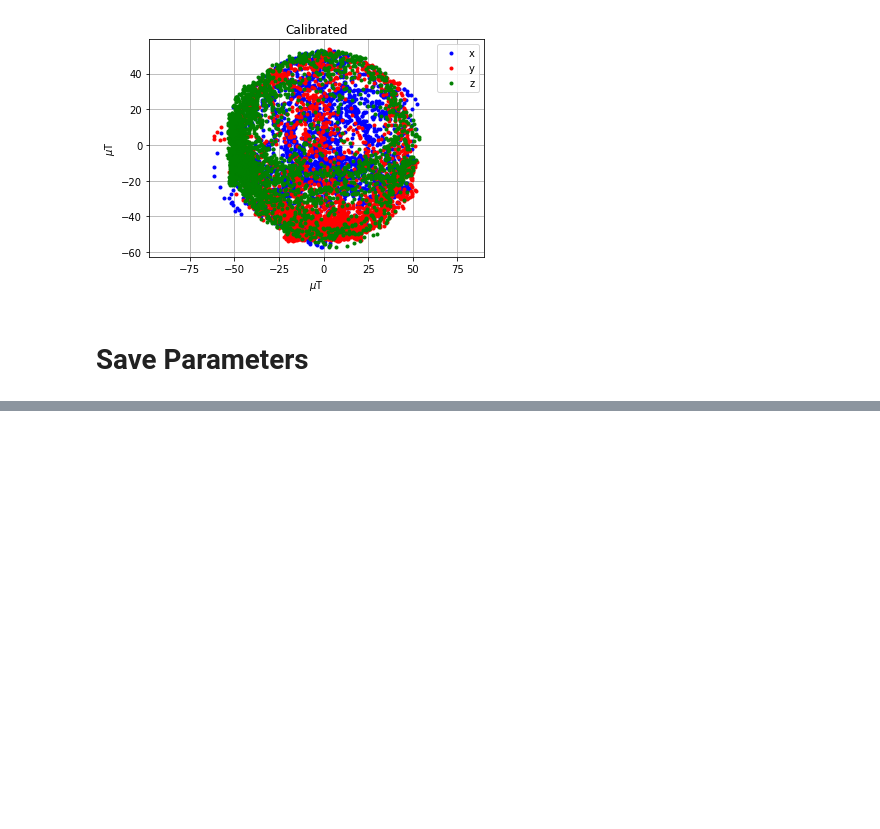
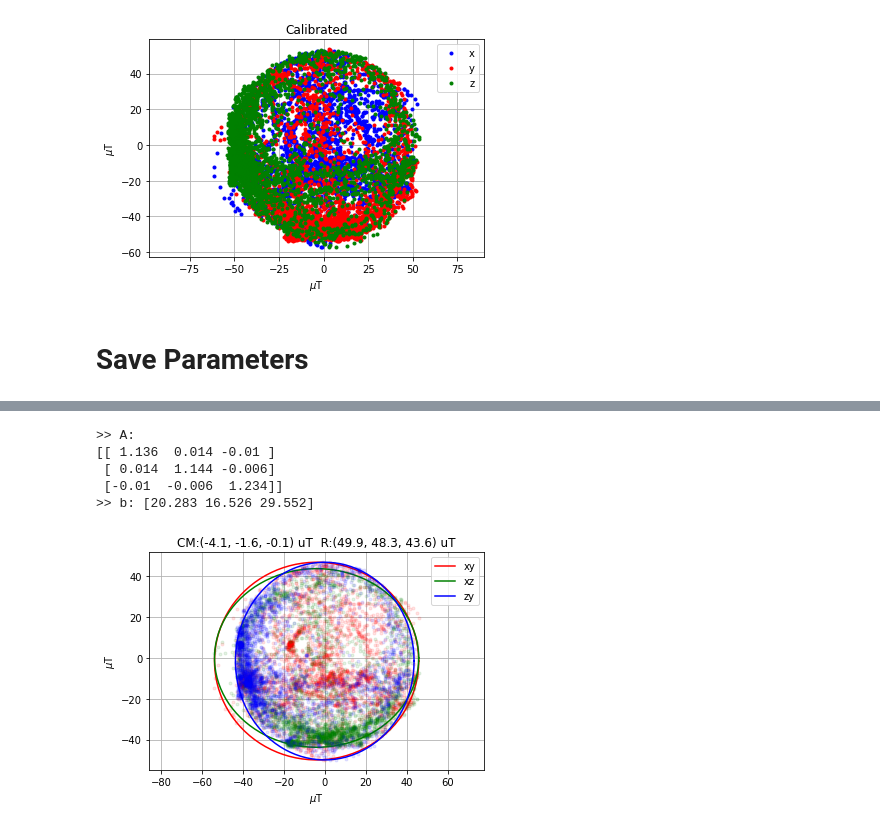
Before and after one commit to walchko/github-blog, a Jupyter notebook: source/blog/inertial-navigation/calibration-magnetometer/calibrate-magnetometer.ipynb, the cells around one changed output, grey strips where cells are left out. Saved outputs shown, nothing was run; the diff lists cells and outputs as text; code cells hidden in the pictures; blank space fills up the shorter version.

```diff
--- a/source/blog/inertial-navigation/calibration-magnetometer/calibrate-magnetometer.ipynb
+++ b/source/blog/inertial-navigation/calibration-magnetometer/calibrate-magnetometer.ipynb
@@ -272,0 +284,46 @@ storage.write("magnetometer.yaml", params)
+# %%
+def plotMagnetometer(data):
+    x = [v[0] for v in data]
+    rx = (max(x)-min(x))/2
+    cx = min(x)+rx
+
+    y = [v[1] for v in data]
+    ry = (max(y)-min(y))/2
+    cy = min(y)+ry
+
+    z = [v[2] for v in data]
+    rz = (max(z)-min(z))/2
+    cz = min(z)+rz
+
+    alpha = 0.1
+    u = np.linspace(0, 2 * np.pi, 100)
+
+    plt.plot(rx*np.cos(u)+cx, ry*np.sin(u)+cy,'-r',label='xy')
+    plt.plot(x,y,'.r',alpha=alpha)
+
+    plt.plot(rx*np.cos(u)+cx, rz*np.sin(u)+cz,'-g',label='xz')
+    plt.plot(x,z,'.g',alpha=alpha)
+
+    plt.plot(rz*np.cos(u)+cz, ry*np.sin(u)+cy,'-b',label='zy')
+    plt.plot(z,y, '.b',alpha=alpha)
+
+    plt.title(f"CM:({cx:.1f}, {cy:.1f}, {cz:.1f}) uT  R:({rx:.1f}, {ry:.1f}, {rz:.1f}) uT")
+    plt.xlabel('$\mu$T')
+    plt.ylabel('$\mu$T')
+    plt.grid(True);
+    plt.axis('equal')
+    plt.legend();
+# %%
+A, b = calibrate(magg,uT)
+print(f">> A:\n{A}")
+print(f">> b: {b}")
+
+cm=(np.dot((magg-b),np.eye(3)))
+plotMagnetometer(cm)
+# %% [output]
+>> A:
+[[ 1.136  0.014 -0.01 ]
+ [ 0.014  1.144 -0.006]
+ [-0.01  -0.006  1.234]]
+>> b: [20.283 16.526 29.552]
+[figure, added]
```
Also changed, not shown: parts of 4 cells of this notebook, 42 other files.
